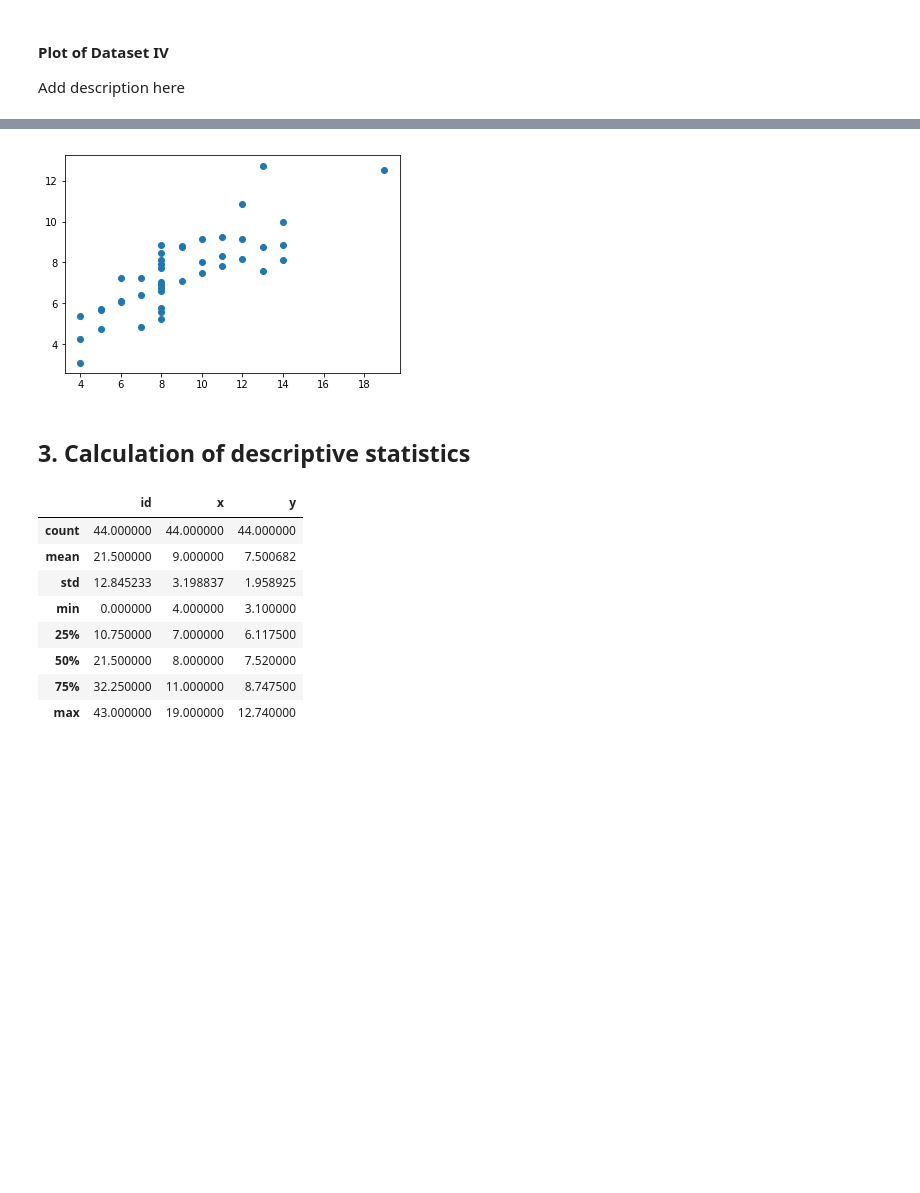
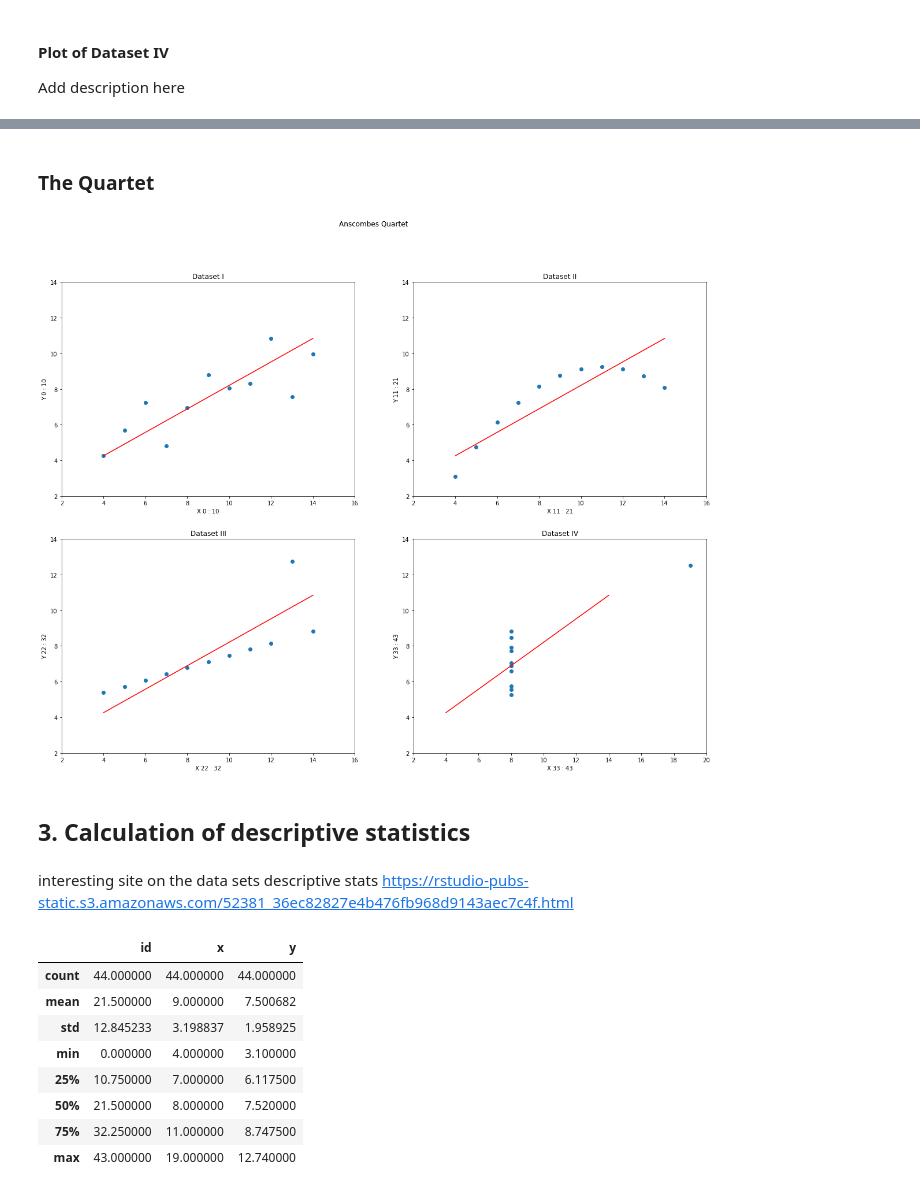
Before and after one commit to Wayne742/Fund-Practical-Assignments-S2, a Jupyter notebook: Fundamentals of Data Analysis Assignment 2018.ipynb, the cells around one changed output, grey strips where cells are left out. Saved outputs shown, nothing was run; the diff lists cells and outputs as text; code cells hidden in the pictures; blank space fills up the shorter version.

Commit message:
Added single and subplot

```diff
--- a/Fundamentals of Data Analysis Assignment 2018.ipynb
+++ b/Fundamentals of Data Analysis Assignment 2018.ipynb
@@ -132,12 +125,57 @@ plt.show()
-# %%
-x = df.loc[:, 'x']
-y = df.loc[:, 'y']
-plt.scatter(x,y)
-plt.show()
-# %% [output]
-[figure, removed]
+# %% [markdown]
+### The Quartet
+# %%
+plt.figure(1, figsize=(20,15))
+plt.suptitle('Anscombes Quartet')
+
+plt.subplot(221)
+x = df.loc[0:10, 'x']
+y = df.loc[0:10, 'y']
+plt.scatter(x,y) # Code to generate the Scatter plot.
+plt.plot([4, 14], [4.26, 10.84],'r') # Code for the reference line. Colour set to red 'r'.
+plt.axis([2, 16, 2, 14]) # Set the values for both the X and Y axis.
+plt.title('Dataset I')
+plt.xlabel('X 0 : 10')
+plt.ylabel('Y 0 : 10')
+
+plt.subplot(222)
+x = df.loc[11:21, 'x']
+y = df.loc[11:21, 'y']
+plt.scatter(x,y)
+plt.plot([4, 14], [4.26, 10.84],'r') # Code for the reference line. Colour set to red 'r'.
+plt.axis([2, 16, 2, 14]) # Set the values for both the X and Y axis.
+plt.title('Dataset II')
+plt.xlabel('X 11 : 21')
+plt.ylabel('Y 11 : 21')
+
+plt.subplot(223)
+x = df.loc[22:32, 'x']
+y = df.loc[22:32, 'y']
+plt.scatter(x,y)
+plt.plot([4, 14], [4.26, 10.84],'r') # Code for the reference line. Colour set to red 'r'.
+plt.axis([2, 16, 2, 14]) # Set the values for both the X and Y axis.
+plt.title('Dataset III')
+plt.xlabel('X 22 : 32')
+plt.ylabel('Y 22 : 32')
+
+plt.subplot(224)
+x = df.loc[33:43, 'x']
+y = df.loc[33:43, 'y']
+plt.scatter(x,y)
+plt.plot([4, 14], [4.26, 10.84],'r') # Code for the reference line. Colour set to red 'r'.
+plt.axis([2, 20, 2, 14]) # Set the values for both the X and Y axis.
+plt.title('Dataset IV')
+plt.xlabel('X 33 : 43')
+plt.ylabel('Y 33 : 43')
+
+plt.show() # Using the plt.show() command to display the plots.
+# %% [output]
+[figure, added]
 # %% [markdown]
 ## 3. Calculation of descriptive statistics
+# %% [markdown]
+interesting site on the data sets descriptive stats
+https://rstudio-pubs-static.s3.amazonaws.com/52381_36ec82827e4b476fb968d9143aec7c4f.html
 # %%
 df.describe()
 # %% [output]
```
Also changed, not shown: parts of 5 cells of this notebook.
